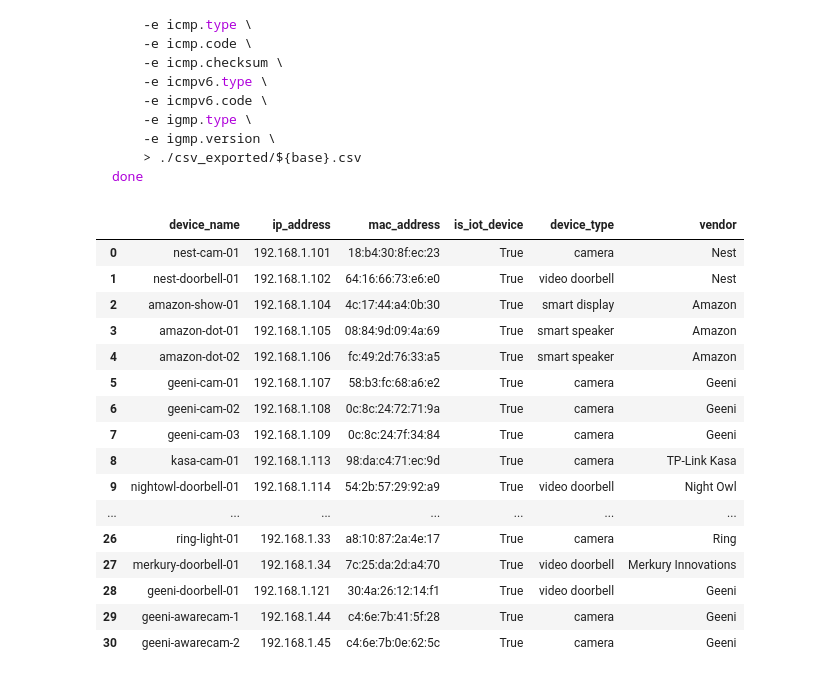
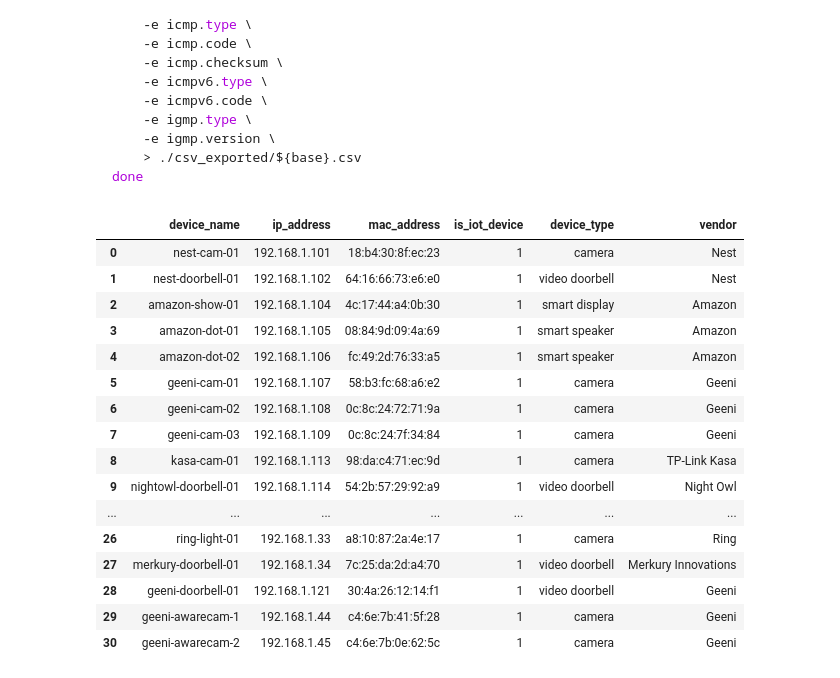
Before and after one commit to dtuan2604/NetSysResearch, a Jupyter notebook: experiment/working/experiment/preprocess-device-list.ipynb, the cells around one changed output. Cells and saved outputs as stored; diff of their text form; code cells hidden in the pictures.

```diff
--- a/experiment/working/experiment/preprocess-device-list.ipynb
+++ b/experiment/working/experiment/preprocess-device-list.ipynb
@@ -388,49 +387,48 @@ def transform_device_mapping_2(mapping: Dict[str, Dict[str, str]]) -> pd.DataFra
     records = []
 
     for device_id, device_info in mapping.items():
         label = DEVICE_MAPPING_2_LABELS[device_id]
         if ((clean_device_mapping_2_value(device_info.get("address", ""))
             or clean_device_mapping_2_value(device_info.get("ether", "")).lower())
             and label["device_type"] != "hub"):
             records.append(
                 {
                     "device_name": device_id,
                     "ip_address": clean_device_mapping_2_value(device_info.get("address", "")),
                     "mac_address": clean_device_mapping_2_value(device_info.get("ether", "")).lower(),
-                    "is_iot_device": True,
+                    "is_iot_device": 1,
                     "device_type": label["device_type"],
                     "vendor": label["vendor"],
                 }
             )
 
     device_mapping = pd.DataFrame(records, columns=DEVICE_MAPPING_2_COLUMNS, dtype=object)
-    device_mapping["is_iot_device"] = device_mapping["is_iot_device"].astype(bool)
     return device_mapping
 
 
 device_mapping_2_processed = transform_device_mapping_2(device_mapping_2)
 dataset2_device_mapping_folder = device_mapping_folder + "/" + dataset2
 os.makedirs(dataset2_device_mapping_folder, exist_ok=True)
 
-device_mapping_2_output_path = os.path.join(dataset2_device_mapping_folder, "iot_dataset_devices_processed.csv")
+device_mapping_2_output_path = os.path.join(dataset2_device_mapping_folder, "list_of_devices_processed.csv")
 device_mapping_2_processed.to_csv(device_mapping_2_output_path, index=False, na_rep="None")
 
 device_mapping_2_processed
 # %% [output]
 |  | device_name | ip_address | mac_address | is_iot_device | device_type | vendor |
-| 0 | nest-cam-01 | 192.168.1.101 | 18:b4:30:8f:ec:23 | True | camera | Nest |
-| 1 | nest-doorbell-01 | 192.168.1.102 | 64:16:66:73:e6:e0 | True | video doorbell | Nest |
-| 2 | amazon-show-01 | 192.168.1.104 | 4c:17:44:a4:0b:30 | True | smart display | Amazon |
-| 3 | amazon-dot-01 | 192.168.1.105 | 08:84:9d:09:4a:69 | True | smart speaker | Amazon |
-| 4 | amazon-dot-02 | 192.168.1.106 | fc:49:2d:76:33:a5 | True | smart speaker | Amazon |
-| 5 | geeni-cam-01 | 192.168.1.107 | 58:b3:fc:68:a6:e2 | True | camera | Geeni |
-| 6 | geeni-cam-02 | 192.168.1.108 | 0c:8c:24:72:71:9a | True | camera | Geeni |
-| 7 | geeni-cam-03 | 192.168.1.109 | 0c:8c:24:7f:34:84 | True | camera | Geeni |
-| 8 | kasa-cam-01 | 192.168.1.113 | 98:da:c4:71:ec:9d | True | camera | TP-Link Kasa |
-| 9 | nightowl-doorbell-01 | 192.168.1.114 | 54:2b:57:29:92:a9 | True | video doorbell | Night Owl |
+| 0 | nest-cam-01 | 192.168.1.101 | 18:b4:30:8f:ec:23 | 1 | camera | Nest |
+| 1 | nest-doorbell-01 | 192.168.1.102 | 64:16:66:73:e6:e0 | 1 | video doorbell | Nest |
+| 2 | amazon-show-01 | 192.168.1.104 | 4c:17:44:a4:0b:30 | 1 | smart display | Amazon |
+| 3 | amazon-dot-01 | 192.168.1.105 | 08:84:9d:09:4a:69 | 1 | smart speaker | Amazon |
+| 4 | amazon-dot-02 | 192.168.1.106 | fc:49:2d:76:33:a5 | 1 | smart speaker | Amazon |
+| 5 | geeni-cam-01 | 192.168.1.107 | 58:b3:fc:68:a6:e2 | 1 | camera | Geeni |
+| 6 | geeni-cam-02 | 192.168.1.108 | 0c:8c:24:72:71:9a | 1 | camera | Geeni |
+| 7 | geeni-cam-03 | 192.168.1.109 | 0c:8c:24:7f:34:84 | 1 | camera | Geeni |
+| 8 | kasa-cam-01 | 192.168.1.113 | 98:da:c4:71:ec:9d | 1 | camera | TP-Link Kasa |
+| 9 | nightowl-doorbell-01 | 192.168.1.114 | 54:2b:57:29:92:a9 | 1 | video doorbell | Night Owl |
 | ... | ... | ... | ... | ... | ... | ... |
-| 26 | ring-light-01 | 192.168.1.33 | a8:10:87:2a:4e:17 | True | camera | Ring |
-| 27 | merkury-doorbell-01 | 192.168.1.34 | 7c:25:da:2d:a4:70 | True | video doorbell | Merkury Innovations |
-| 28 | geeni-doorbell-01 | 192.168.1.121 | 30:4a:26:12:14:f1 | True | video doorbell | Geeni |
-| 29 | geeni-awarecam-1 | 192.168.1.44 | c4:6e:7b:41:5f:28 | True | camera | Geeni |
-| 30 | geeni-awarecam-2 | 192.168.1.45 | c4:6e:7b:0e:62:5c | True | camera | Geeni |
+| 26 | ring-light-01 | 192.168.1.33 | a8:10:87:2a:4e:17 | 1 | camera | Ring |
+| 27 | merkury-doorbell-01 | 192.168.1.34 | 7c:25:da:2d:a4:70 | 1 | video doorbell | Merkury Innovations |
+| 28 | geeni-doorbell-01 | 192.168.1.121 | 30:4a:26:12:14:f1 | 1 | video doorbell | Geeni |
+| 29 | geeni-awarecam-1 | 192.168.1.44 | c4:6e:7b:41:5f:28 | 1 | camera | Geeni |
+| 30 | geeni-awarecam-2 | 192.168.1.45 | c4:6e:7b:0e:62:5c | 1 | camera | Geeni |
```
Also changed, not shown: parts of 1 cell of this notebook, 6 other files.
